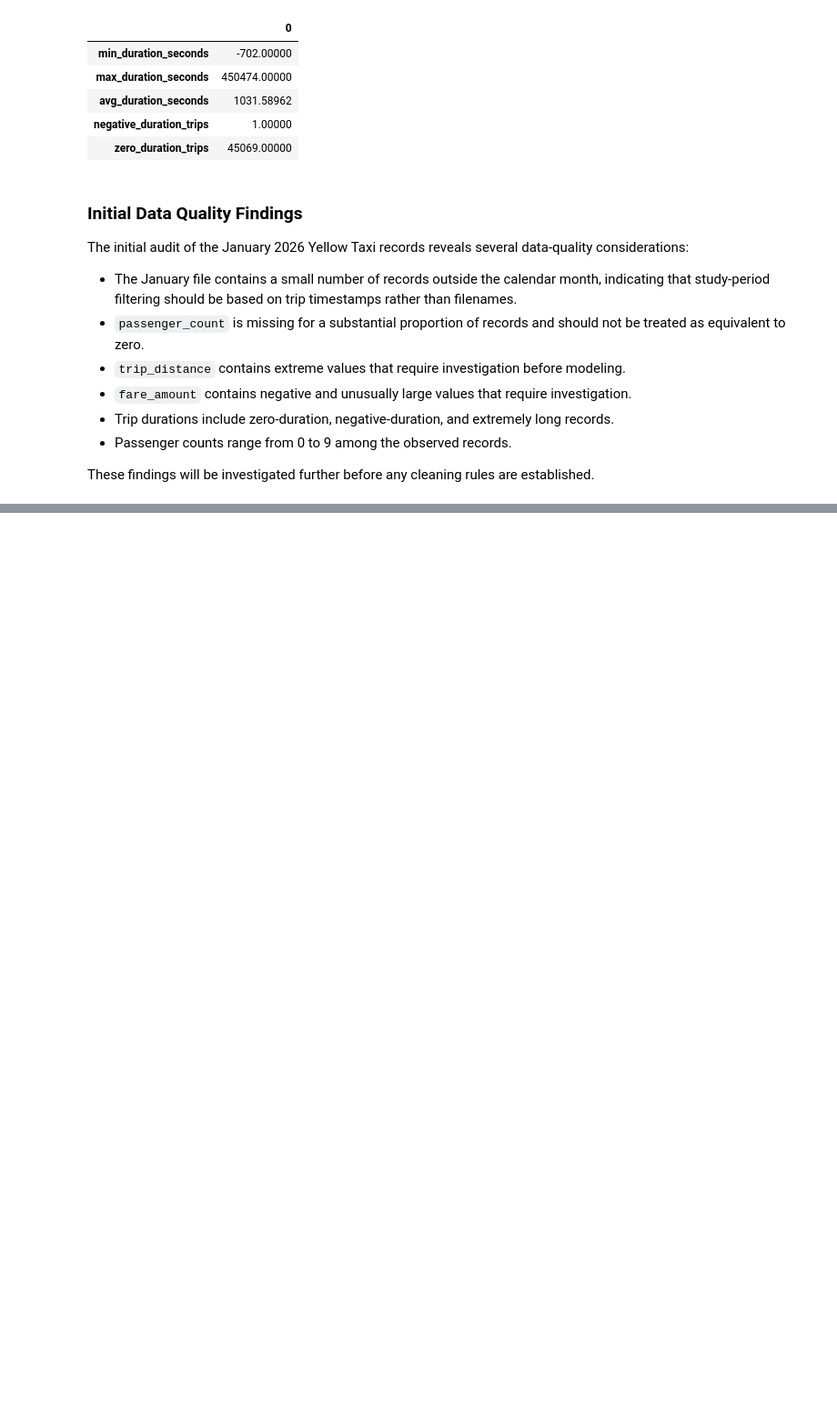
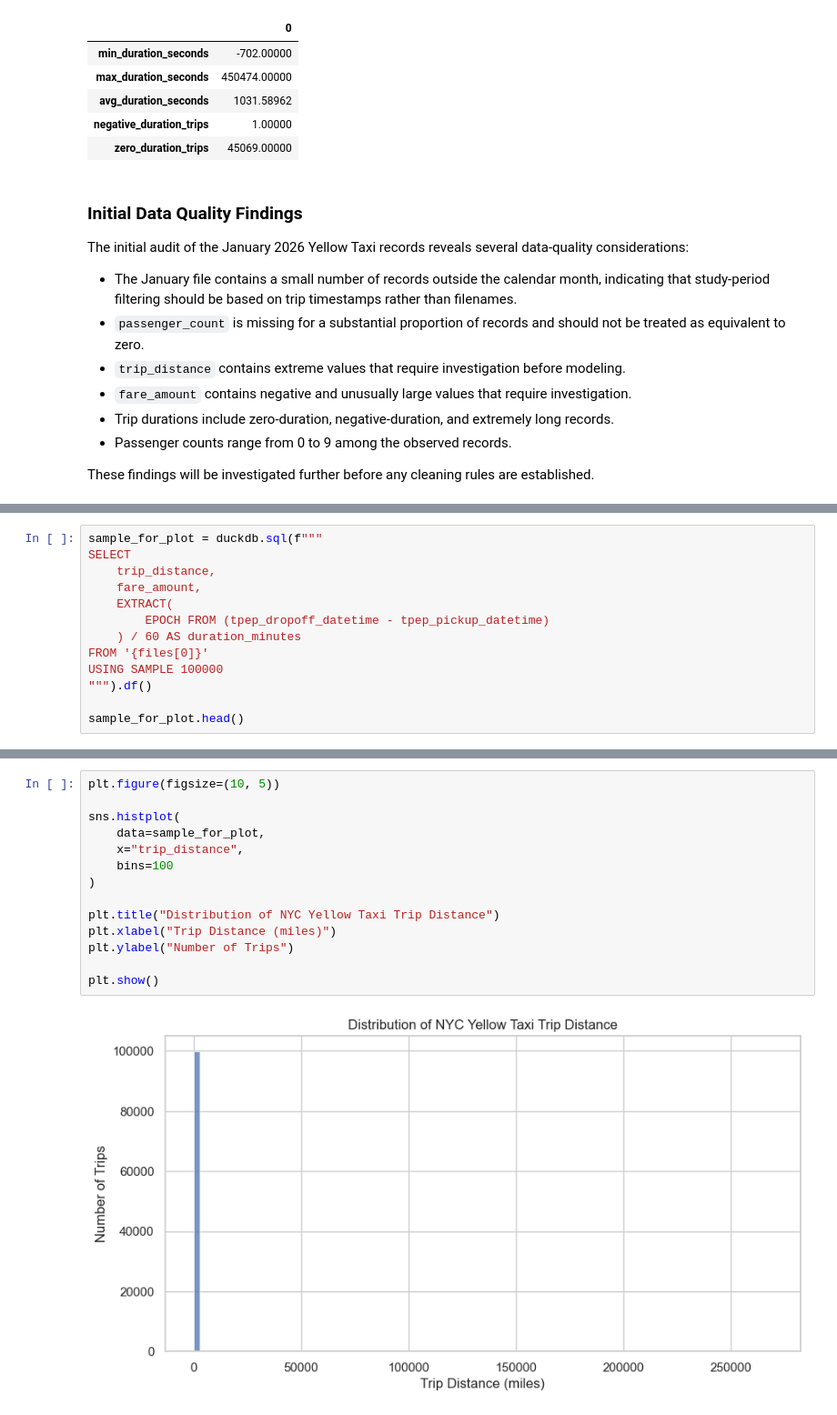
Before and after one commit to sachdeva-aarushi/ML-notebooks, a Jupyter notebook: nyc-taxi-analysis/notebooks/01_data_exploration_and_quality.ipynb, the cells around one changed output, grey strips where cells are left out. Shown at 91% size. Saved outputs shown, nothing was run; the diff lists cells and outputs as text; blank space fills up the shorter version.

Commit message:
further investigation of distance,duration and fare based anamolies

```diff
--- a/nyc-taxi-analysis/notebooks/01_data_exploration_and_quality.ipynb
+++ b/nyc-taxi-analysis/notebooks/01_data_exploration_and_quality.ipynb
@@ -276,0 +583,13 @@ These findings will be investigated further before any cleaning rules are establ
+# %%
+sample_for_plot = duckdb.sql(f"""
+SELECT
+    trip_distance,
+    fare_amount,
+    EXTRACT(
+        EPOCH FROM (tpep_dropoff_datetime - tpep_pickup_datetime)
+    ) / 60 AS duration_minutes
+FROM '{files[0]}'
+USING SAMPLE 100000
+""").df()
+
+sample_for_plot.head()
@@ -276,0 +603,16 @@ These findings will be investigated further before any cleaning rules are establ
+# %%
+plt.figure(figsize=(10, 5))
+
+sns.histplot(
+    data=sample_for_plot,
+    x="trip_distance",
+    bins=100
+)
+
+plt.title("Distribution of NYC Yellow Taxi Trip Distance")
+plt.xlabel("Trip Distance (miles)")
+plt.ylabel("Number of Trips")
+
+plt.show()
+# %% [output]
+[figure, added]
```
Also changed, not shown: parts of 25 cells of this notebook.
